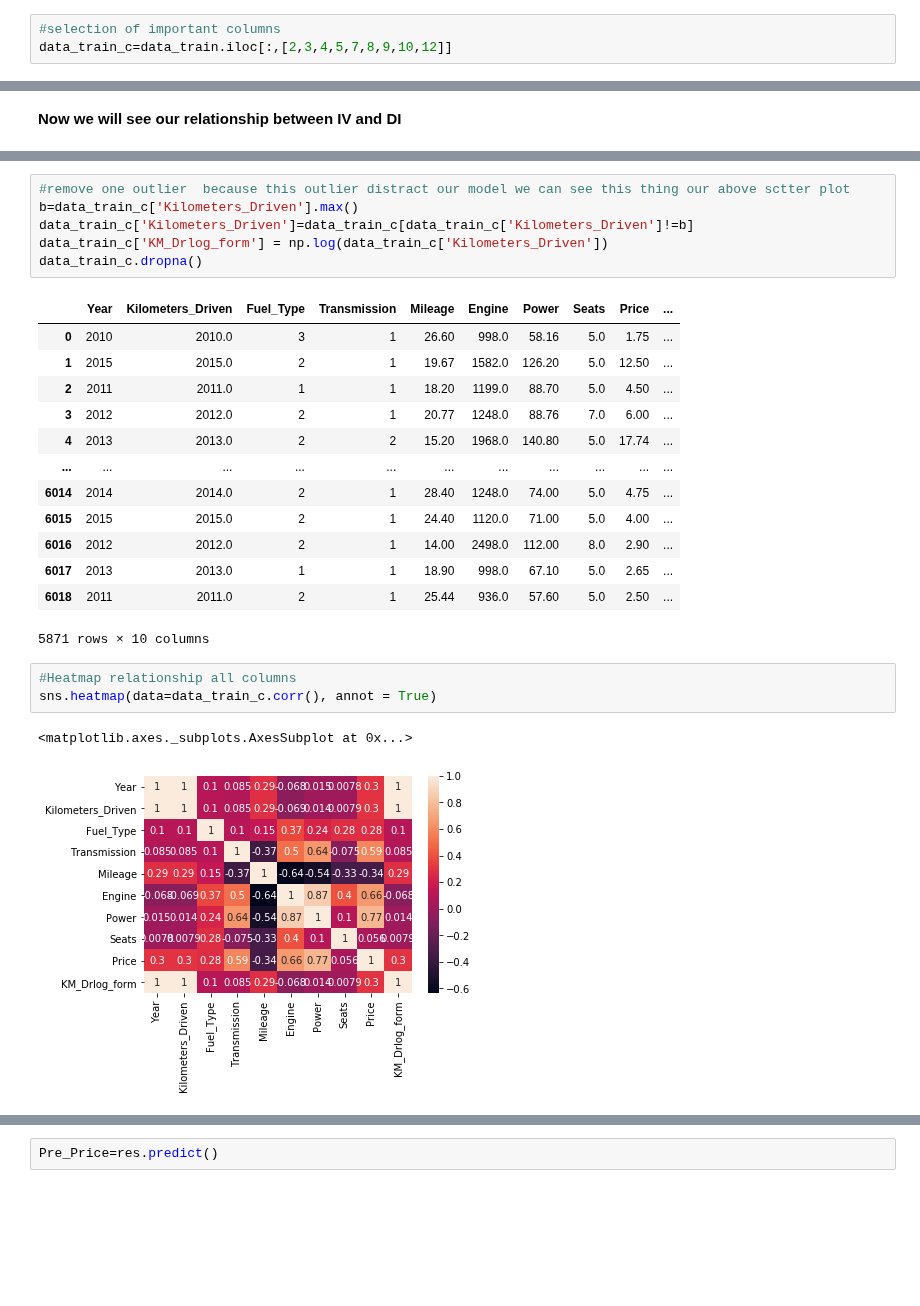
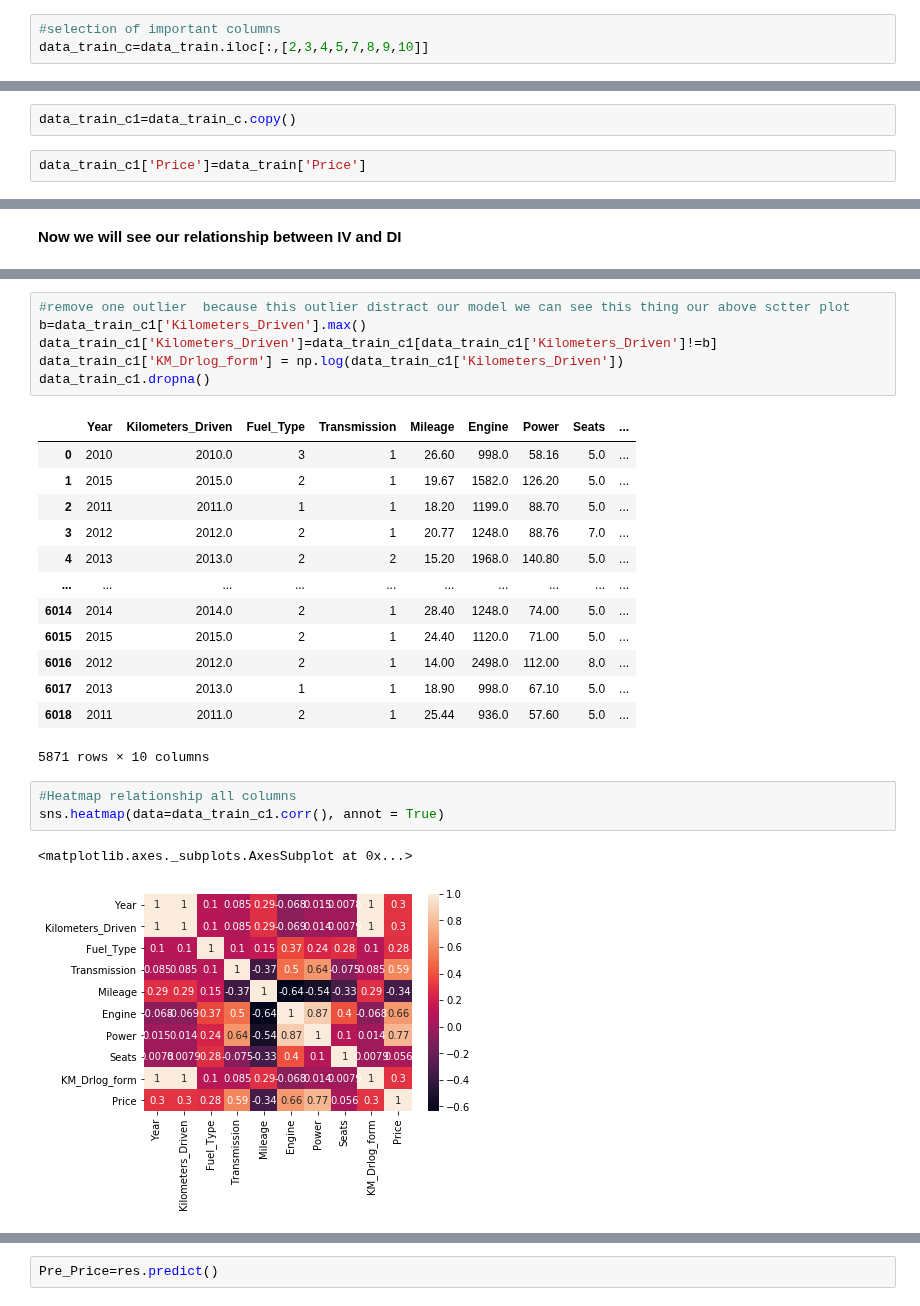
Before and after one commit to nikshingadiya/jupyter, a Jupyter notebook: Datascience/Regression/car_price_predicton.ipynb, the cells around one changed output, grey strips where cells are left out. Cells and saved outputs as stored; diff of their text form; blank space fills up the shorter version.

```diff
--- a/Datascience/Regression/car_price_predicton.ipynb
+++ b/Datascience/Regression/car_price_predicton.ipynb
@@ -51,7 +51,7 @@ dtypes: float64(2), int64(2), object(9)
 memory usage: 611.4+ KB
 # %%
 #selection of important columns
-data_train_c=data_train.iloc[:,[2,3,4,5,7,8,9,10,12]]
+data_train_c=data_train.iloc[:,[2,3,4,5,7,8,9,10]]
 # %%
 #firstly we need to Clean the data for This Dataframe
 data_train_c.replace({' ':np.nan,'null':np.nan},inplace=True)
@@ -174,6 +190,10 @@ for i in data_train_c.columns:
 ''' Here 'Kilometers_Driven' in High value data so we need to convert high value to lower value
 therfore we easily compare with  price value '''
 data_train_c['KM_Drlog_form'] = np.log(data_train_c['Kilometers_Driven'])
+# %%
+data_train_c1=data_train_c.copy()
+# %%
+data_train_c1['Price']=data_train['Price']
 # %% [markdown]
 <i><big> <p style="color:#9e009e"> Linear Regression</big> </i> </p>
 <br>
@@ -197,27 +217,27 @@ g = g.map(plt.scatter)
 # %%
 #remove one outlier  because this outlier distract our model we can see this thing our above sctter plot
-b=data_train_c['Kilometers_Driven'].max()
-data_train_c['Kilometers_Driven']=data_train_c[data_train_c['Kilometers_Driven']!=b]
-data_train_c['KM_Drlog_form'] = np.log(data_train_c['Kilometers_Driven'])
-data_train_c.dropna()
+b=data_train_c1['Kilometers_Driven'].max()
+data_train_c1['Kilometers_Driven']=data_train_c1[data_train_c1['Kilometers_Driven']!=b]
+data_train_c1['KM_Drlog_form'] = np.log(data_train_c1['Kilometers_Driven'])
+data_train_c1.dropna()
 # %% [output]
-|  | Year | Kilometers_Driven | Fuel_Type | Transmission | Mileage | Engine | Power | Seats | Price | ... |
-| 0 | 2010 | 2010.0 | 3 | 1 | 26.60 | 998.0 | 58.16 | 5.0 | 1.75 | ... |
-| 1 | 2015 | 2015.0 | 2 | 1 | 19.67 | 1582.0 | 126.20 | 5.0 | 12.50 | ... |
-| 2 | 2011 | 2011.0 | 1 | 1 | 18.20 | 1199.0 | 88.70 | 5.0 | 4.50 | ... |
-| 3 | 2012 | 2012.0 | 2 | 1 | 20.77 | 1248.0 | 88.76 | 7.0 | 6.00 | ... |
-| 4 | 2013 | 2013.0 | 2 | 2 | 15.20 | 1968.0 | 140.80 | 5.0 | 17.74 | ... |
-| ... | ... | ... | ... | ... | ... | ... | ... | ... | ... | ... |
-| 6014 | 2014 | 2014.0 | 2 | 1 | 28.40 | 1248.0 | 74.00 | 5.0 | 4.75 | ... |
-| 6015 | 2015 | 2015.0 | 2 | 1 | 24.40 | 1120.0 | 71.00 | 5.0 | 4.00 | ... |
-| 6016 | 2012 | 2012.0 | 2 | 1 | 14.00 | 2498.0 | 112.00 | 8.0 | 2.90 | ... |
-| 6017 | 2013 | 2013.0 | 1 | 1 | 18.90 | 998.0 | 67.10 | 5.0 | 2.65 | ... |
-| 6018 | 2011 | 2011.0 | 2 | 1 | 25.44 | 936.0 | 57.60 | 5.0 | 2.50 | ... |
+|  | Year | Kilometers_Driven | Fuel_Type | Transmission | Mileage | Engine | Power | Seats | ... |
+| 0 | 2010 | 2010.0 | 3 | 1 | 26.60 | 998.0 | 58.16 | 5.0 | ... |
+| 1 | 2015 | 2015.0 | 2 | 1 | 19.67 | 1582.0 | 126.20 | 5.0 | ... |
+| 2 | 2011 | 2011.0 | 1 | 1 | 18.20 | 1199.0 | 88.70 | 5.0 | ... |
+| 3 | 2012 | 2012.0 | 2 | 1 | 20.77 | 1248.0 | 88.76 | 7.0 | ... |
+| 4 | 2013 | 2013.0 | 2 | 2 | 15.20 | 1968.0 | 140.80 | 5.0 | ... |
+| ... | ... | ... | ... | ... | ... | ... | ... | ... | ... |
+| 6014 | 2014 | 2014.0 | 2 | 1 | 28.40 | 1248.0 | 74.00 | 5.0 | ... |
+| 6015 | 2015 | 2015.0 | 2 | 1 | 24.40 | 1120.0 | 71.00 | 5.0 | ... |
+| 6016 | 2012 | 2012.0 | 2 | 1 | 14.00 | 2498.0 | 112.00 | 8.0 | ... |
+| 6017 | 2013 | 2013.0 | 1 | 1 | 18.90 | 998.0 | 67.10 | 5.0 | ... |
+| 6018 | 2011 | 2011.0 | 2 | 1 | 25.44 | 936.0 | 57.60 | 5.0 | ... |
 5871 rows × 10 columns
 # %%
 #Heatmap relationship all columns
-sns.heatmap(data=data_train_c.corr(), annot = True)
+sns.heatmap(data=data_train_c1.corr(), annot = True)
 # %% [output]
 <matplotlib.axes._subplots.AxesSubplot at 0x...>
-[figure, old version]
+[figure, new version]
 # %%
```
Also changed, not shown: parts of 31 cells of this notebook, 4 other files.
